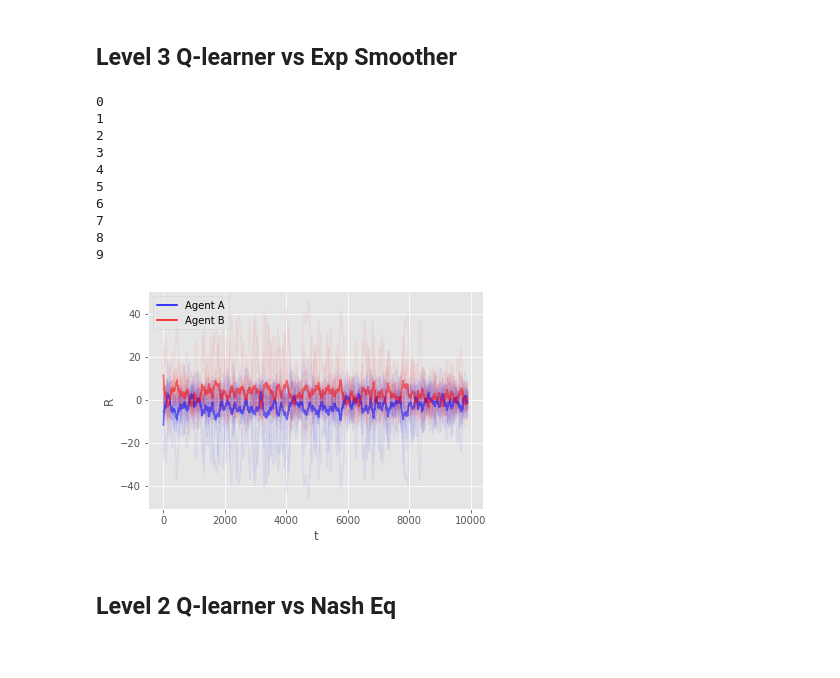
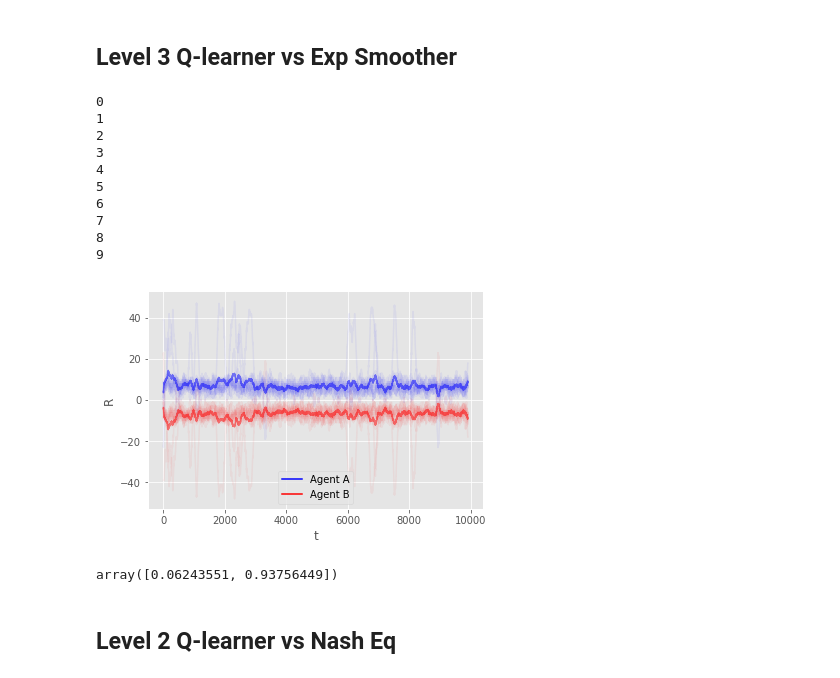
Before and after one commit to vicgalle/ARAMARL, a Jupyter notebook: friend_or_foe.ipynb, the cells around one changed output. Saved outputs shown, nothing was run; the diff lists cells and outputs as text; code cells hidden in the pictures.

Commit message:
Correct dynamic updating in Level 3 Mix

```diff
--- a/friend_or_foe.ipynb
+++ b/friend_or_foe.ipynb
@@ -648,7 +663,7 @@ for n in range(N_EXP):
     ##
     P2 = ExpSmoother(env.available_actions, env.available_actions, learning_rate=0.8)
     #P1 =  RandomAgent( env.available_actions, p=0.5)
-    P1 = Level3QAgent(env.available_actions, env.available_actions, n_states=1,
+    P1 = Level3QAgentMix(env.available_actions, env.available_actions, n_states=1,
                       learning_rate=0.1, epsilon=0.1, gamma=0.96)
 
 
@@ -675,34 +690,38 @@ for n in range(N_EXP):
 
 
             # Agents learn
 
             P1.update(0, [a1, a2], [rewards[0], rewards[1]], 0)
             P2.update(0, [a2, a1], [rewards[1], rewards[0]], 0)
 
             #s = new_s  #stateless!
 
             #print(r0, r1)
             r0s.append(rewards[0])
             r1s.append(rewards[1])
 
         env.reset()
 
     print(n)
     r0ss.append(r0s)
     r1ss.append(r1s)
 plot(r0ss, r1ss)
 # %% [output]
 0
 1
 2
 3
 4
 5
 6
 7
 8
 9
-[figure, old version]
+[figure, new version]
+# %%
+P1.prob_type
+# %% [output]
+array([0.06243551, 0.93756449])
 # %% [markdown]
 ## Level 2 Q-learner vs Nash Eq
 # %%
```
Also changed, not shown: parts of 6 cells of this notebook, 1 other file.
